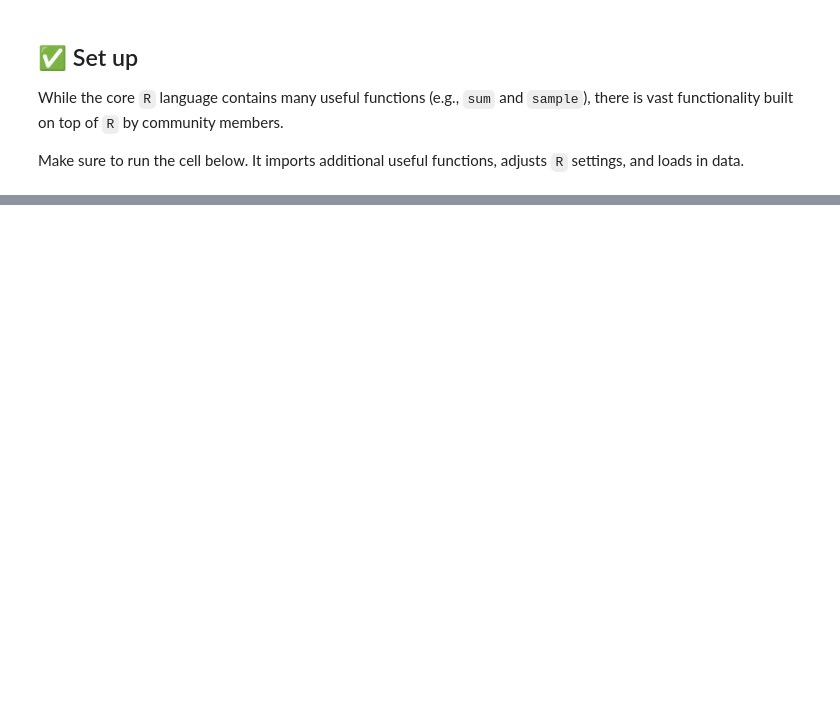
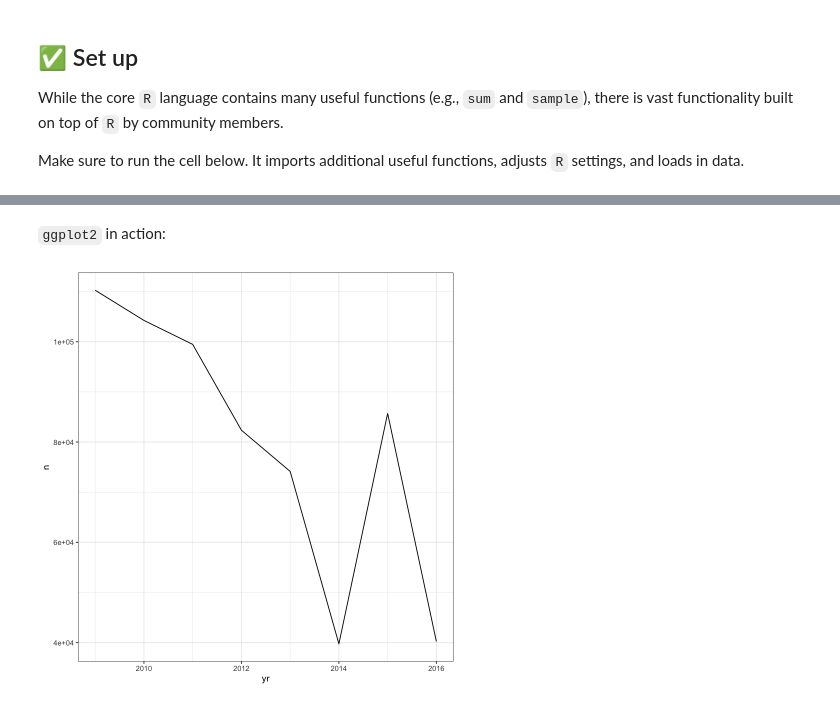
Before and after one commit to joshuagrossman/dsb-win-2023, a Jupyter notebook: opp-munging-plotting/opp-2-answers.ipynb, the cells around one changed output, grey strips where cells are left out. Cells and saved outputs as stored; diff of their text form; code cells hidden in the pictures; blank space fills up the shorter version.

```diff
--- a/opp-munging-plotting/opp-2-answers.ipynb
+++ b/opp-munging-plotting/opp-2-answers.ipynb
@@ -1001,0 +54,3 @@ Instead of just passing one person to `predict()`, we can pass in lots of differ
+# %%
+n_stops_by_year = count(stops_w_yr, yr)
+n_stops_by_year
@@ -1001,0 +142,11 @@ Instead of just passing one person to `predict()`, we can pass in lots of differ
+# %% [markdown]
+`ggplot2` in action:
+# %%
+# First argument: the data
+# Second argument: the columns to plot on each axis
+ggplot(n_stops_by_year, aes(x = yr, y = n)) +
+
+    # Here's where we specify the plot type
+    geom_line()
+# %% [output]
+[figure, added]
```
Also changed, not shown: parts of 110 cells of this notebook, 6 other files.
